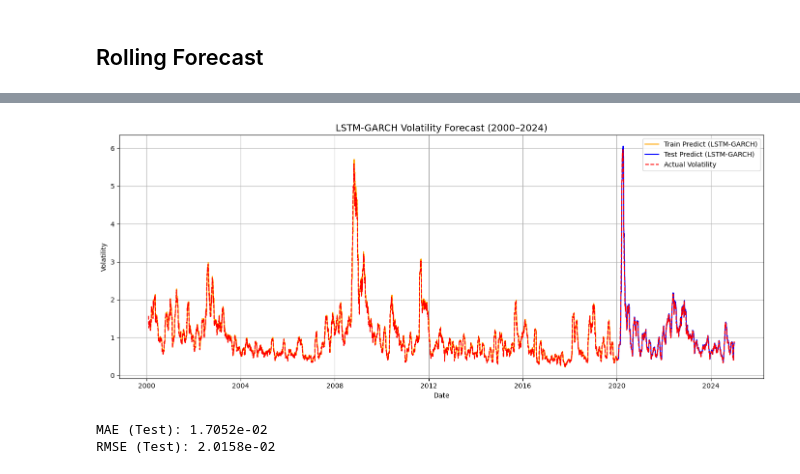
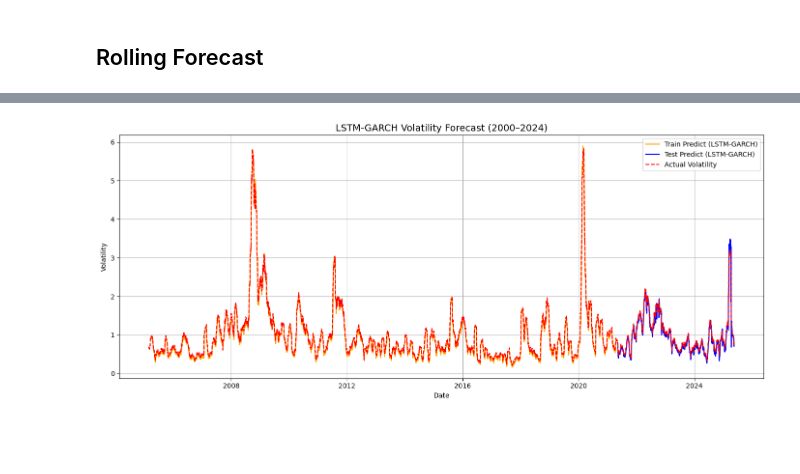
Before and after one commit to CrisH2307/Stocky, a Jupyter notebook: data/GARCH Stock Modeling.ipynb, the cells around one changed output, grey strips where cells are left out. Saved outputs shown, nothing was run; the diff lists cells and outputs as text; code cells hidden in the pictures; blank space fills up the shorter version.

```diff
--- a/data/GARCH Stock Modeling.ipynb
+++ b/data/GARCH Stock Modeling.ipynb
@@ -58,5 +199,3 @@ df.set_index('Date', inplace=True)
 # %%
-# returns = 100 * spy.Close.pct_change().dropna()
+returns = 100 * spy.Close.pct_change().dropna()
-# %%
-returns = 100 * df['Close'].pct_change().dropna()
 # %%
@@ -203,12 +288,10 @@ Covariance estimator: robust
 # %%
 rolling_predictions = []
-test_size = 6500  # adjust based on how many steps you want to forecast
-train_size = len(returns) - test_size
+test_size = len(volatility) - 1
 
 for i in range(test_size):
-    train = returns[:train_size + i]
+    train = returns[:-(test_size-i)]
     model = arch_model(train, p=2, q=2)
     model_fit = model.fit(disp='off')
     pred = model_fit.forecast(horizon=1)
-    forecast_vol = np.sqrt(pred.variance.values[-1, :][0])  # std deviation
-    rolling_predictions.append(forecast_vol)
+    rolling_predictions.append(np.sqrt(pred.variance.values[-1,:][0]))
@@ -241,0 +311,3 @@ RMSE: 1.83270e-01
+# %%
+rolling_predictions = pd.Series(rolling_predictions, index=returns.index[-(test_size):])
+# rolling_predictions = pd.Series(rolling_predictions, index=returns_recent.index)
@@ -401,7 +450,7 @@ RMSE (LSTM-GARCH): 5.49e-02
 hybrid_df = pd.concat([
     returns.rename("log_return"),
     volatility.shift(1).rename("lagged_vol"),
-    predicted_vol.rename("garch_forecast"),
+    rolling_predictions.rename("garch_forecast"),
     volatility.rename("target_vol")
 ], axis=1).dropna()
 
@@ -465,10 +514,4 @@ plt.legend()
 plt.grid(True)
 plt.tight_layout()
 plt.show()
-
-# === Step 10: Error metrics (on test set only) ===
-mae = mean_absolute_error(y_test_inv, test_pred_inv)
-rmse = np.sqrt(mean_squared_error(y_test_inv, test_pred_inv))
-print(f"MAE (Test): {mae:.4e}")
-print(f"RMSE (Test): {rmse:.4e}")
 # %% [output]
@@ -477,3 +520 @@ print(f"RMSE (Test): {rmse:.4e}")
-[figure, old version]
+[figure, new version]
-MAE (Test): 1.7052e-02
-RMSE (Test): 2.0158e-02
```
Also changed, not shown: parts of 53 cells of this notebook, 9 other files.
